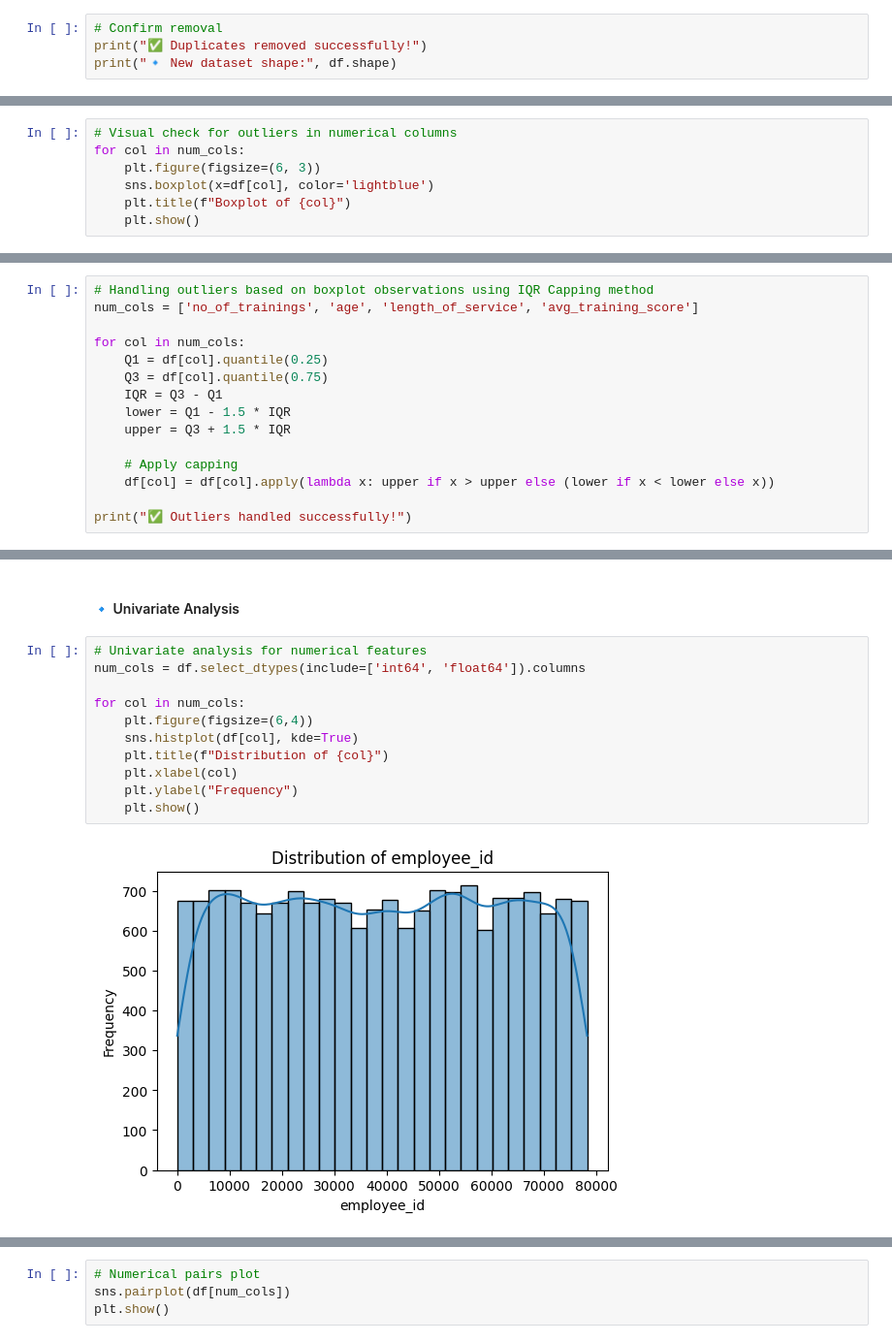
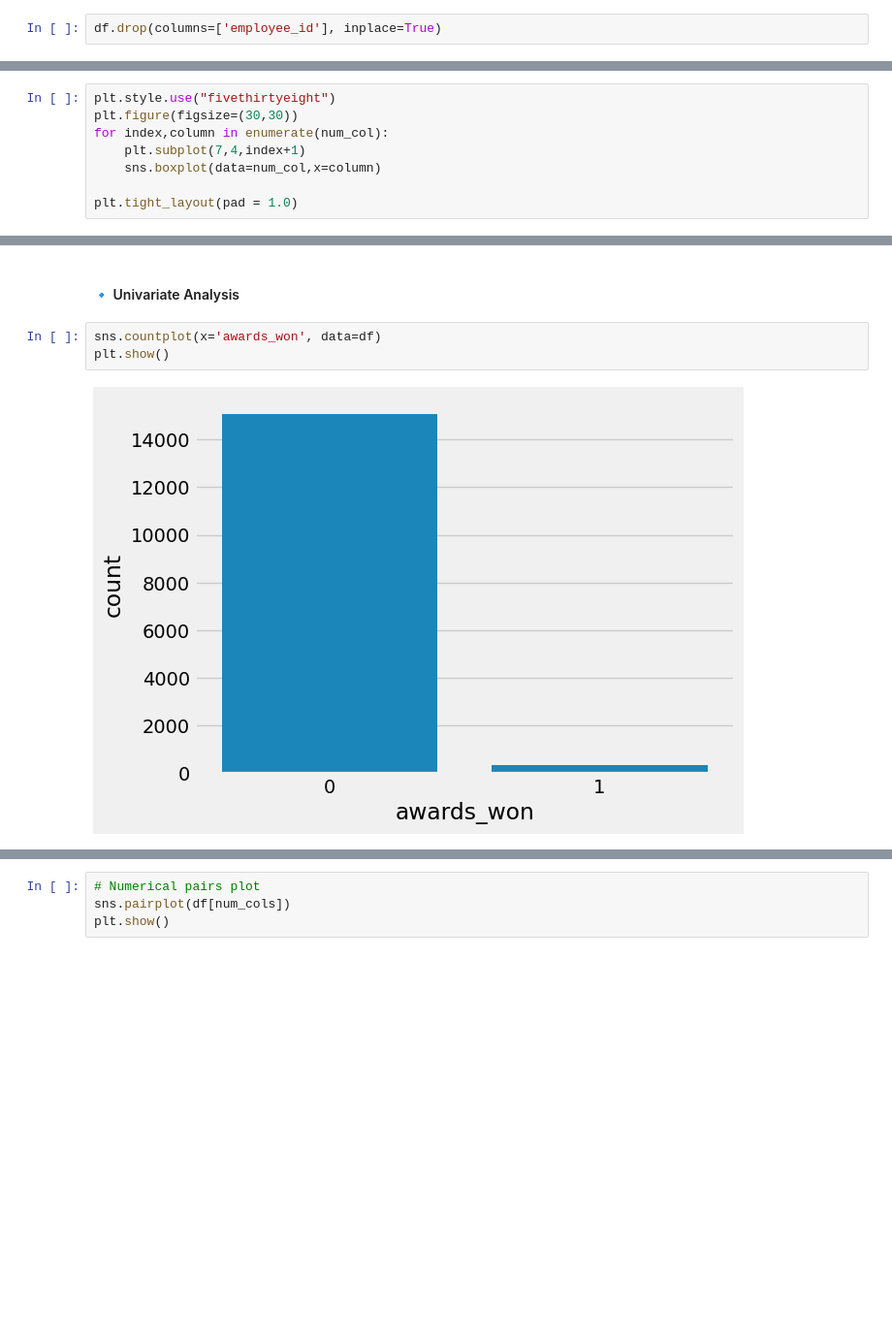
Before and after one commit to Melissiasamir/Employee-Segmentation-Clustering, a Jupyter notebook: Notebooks/notebook.ipynb, the cells around one changed output, grey strips where cells are left out. Shown at 97% size. Saved outputs shown, nothing was run; the diff lists cells and outputs as text; blank space fills up the shorter version.

Commit message:
notebook updated with high scores

```diff
--- a/Notebooks/notebook.ipynb
+++ b/Notebooks/notebook.ipynb
@@ -224,6 +276,4 @@ np.int64(2)
 # %%
 df.drop_duplicates(inplace=True)
 # %%
-# Confirm removal
-print("✅ Duplicates removed successfully!")
-print("🔹 New dataset shape:", df.shape)
+df.drop(columns=['employee_id'], inplace=True)
@@ -233,8 +339,9 @@ print("🔹 New dataset shape:", df.shape)
 # %%
-# Visual check for outliers in numerical columns
-for col in num_cols:
-    plt.figure(figsize=(6, 3))
-    sns.boxplot(x=df[col], color='lightblue')
-    plt.title(f"Boxplot of {col}")
-    plt.show()
+plt.style.use("fivethirtyeight")
+plt.figure(figsize=(30,30))
+for index,column in enumerate(num_col):
+    plt.subplot(7,4,index+1)
+    sns.boxplot(data=num_col,x=column)
+
+plt.tight_layout(pad = 1.0)
 # %% [output]
@@ -249,15 +348,0 @@ for col in num_cols:
-# %%
-# Handling outliers based on boxplot observations using IQR Capping method
-num_cols = ['no_of_trainings', 'age', 'length_of_service', 'avg_training_score']
-
-for col in num_cols:
-    Q1 = df[col].quantile(0.25)
-    Q3 = df[col].quantile(0.75)
-    IQR = Q3 - Q1
-    lower = Q1 - 1.5 * IQR
-    upper = Q3 + 1.5 * IQR
-
-    # Apply capping
-    df[col] = df[col].apply(lambda x: upper if x > upper else (lower if x < lower else x))
-
-print("✅ Outliers handled successfully!")
@@ -268,15 +351,7 @@ print("✅ Outliers handled successfully!")
 # %% [markdown]
 #### 🔹 Univariate Analysis
 # %%
-# Univariate analysis for numerical features
-num_cols = df.select_dtypes(include=['int64', 'float64']).columns
-
-for col in num_cols:
-    plt.figure(figsize=(6,4))
-    sns.histplot(df[col], kde=True)
-    plt.title(f"Distribution of {col}")
-    plt.xlabel(col)
-    plt.ylabel("Frequency")
-    plt.show()
+sns.countplot(x='awards_won', data=df)
+plt.show()
 # %% [output]
-[figure, old version]
+[figure, new version]
```
Also changed, not shown: parts of 73 cells of this notebook, 1 other file.
